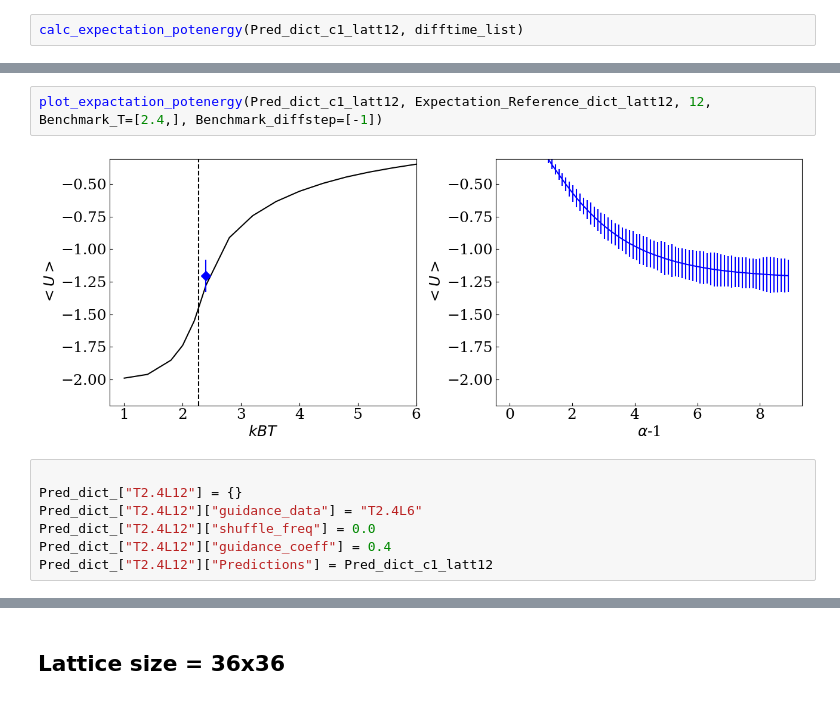
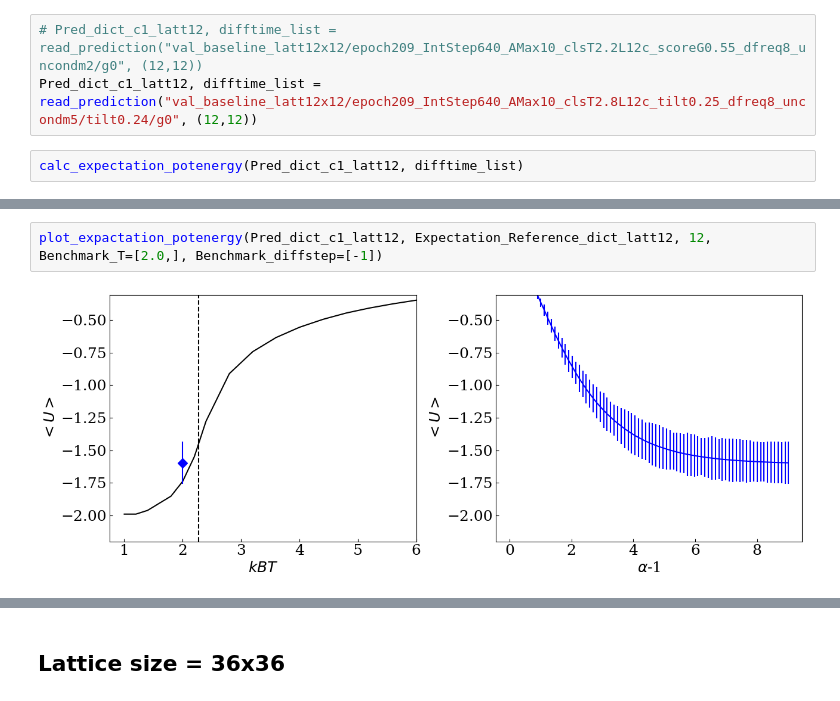
Before and after one commit to tuoping/alchemicalFES, a Jupyter notebook: src/figs/makefig.ipynb, the cells around one changed output, grey strips where cells are left out. Drawn from its saved outputs; the diff is of its cells as text.

Commit message:
guidance by reweighting

```diff
--- a/src/figs/makefig.ipynb
+++ b/src/figs/makefig.ipynb
@@ -286,3 +467,6 @@ Pred_dict_c1_latt12, difftime_list = read_prediction("clf/guidanceEM/val_baselin
+# %%
+# Pred_dict_c1_latt12, difftime_list = read_prediction("val_baseline_latt12x12/epoch209_IntStep640_AMax10_clsT2.2L12c_scoreG0.55_dfreq8_uncondm2/g0", (12,12))
+Pred_dict_c1_latt12, difftime_list = read_prediction("val_baseline_latt12x12/epoch209_IntStep640_AMax10_clsT2.8L12c_tilt0.25_dfreq8_uncondm5/tilt0.24/g0", (12,12))
 # %%
 calc_expectation_potenergy(Pred_dict_c1_latt12, difftime_list)
 # %%
@@ -296,11 +480,4 @@ plot_potenergy(Pred_dict_c1_latt12, Reference_dict_potE_latt12, 12, Reference_Tl
 # %%
-plot_expactation_potenergy(Pred_dict_c1_latt12, Expectation_Reference_dict_latt12, 12, Benchmark_T=[2.4,], Benchmark_diffstep=[-1])
+plot_expactation_potenergy(Pred_dict_c1_latt12, Expectation_Reference_dict_latt12, 12, Benchmark_T=[2.0,], Benchmark_diffstep=[-1])
 # %% [output]
-[figure, old version]
+[figure, new version]
-# %%
-
-Pred_dict_["T2.4L12"] = {}
-Pred_dict_["T2.4L12"]["guidance_data"] = "T2.4L6"
-Pred_dict_["T2.4L12"]["shuffle_freq"] = 0.0
-Pred_dict_["T2.4L12"]["guidance_coeff"] = 0.4
-Pred_dict_["T2.4L12"]["Predictions"] = Pred_dict_c1_latt12
```
Also changed, not shown: parts of 109 cells of this notebook, 7 other files.
